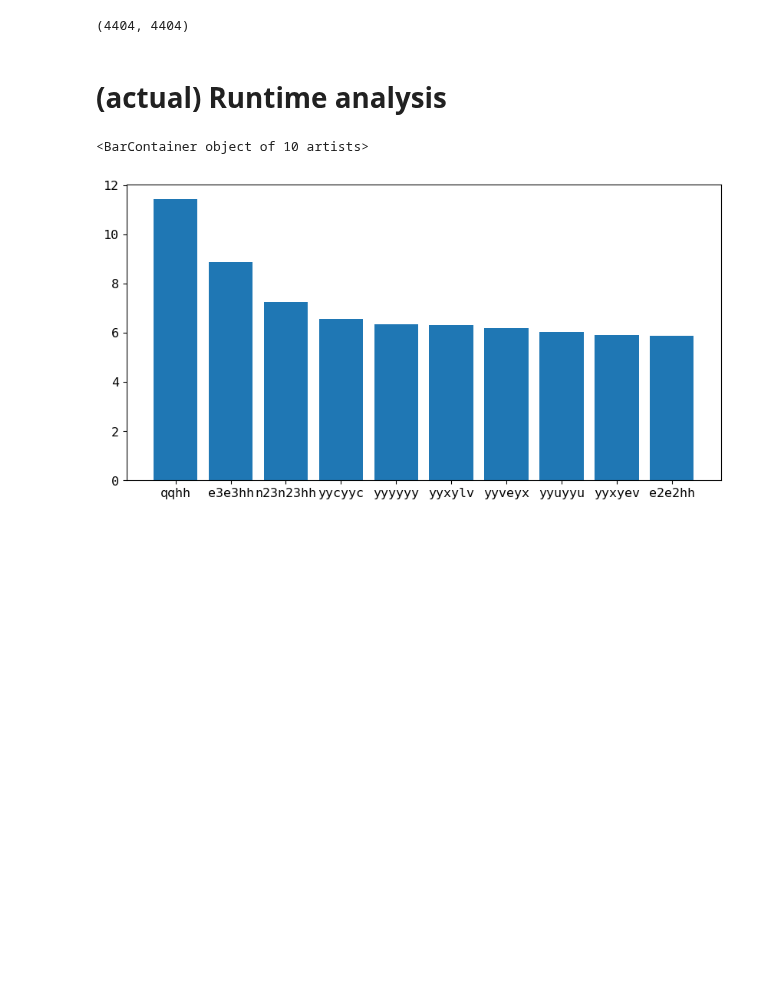
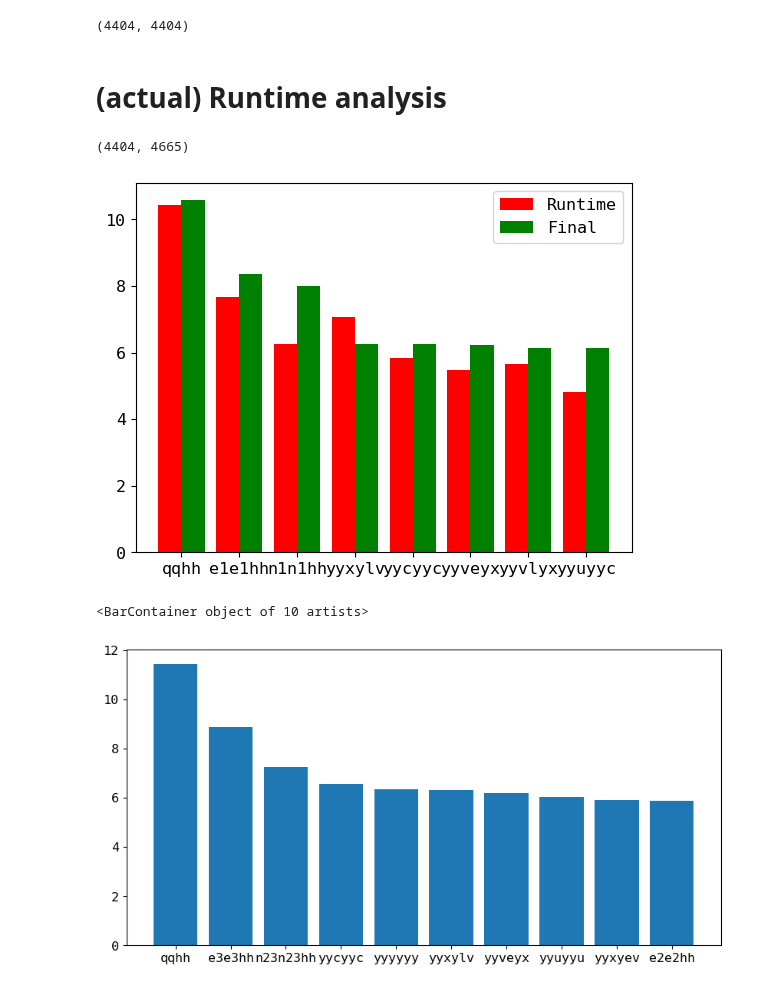
Before and after one commit to ILDAnaSoft/ZHH, a Jupyter notebook: notebooks/5c_chunk_splits.ipynb, the cells around one changed output. Drawn from its saved outputs; the diff is of its cells as text; code cells hidden in the pictures; blank space fills up the shorter version.

Commit message:
Quick fixes for increasing job memory+time usage

```diff
--- a/notebooks/5c_chunk_splits.ipynb
+++ b/notebooks/5c_chunk_splits.ipynb
@@ -71,6 +70,42 @@ chunks_f = get_chunks_factual(DATA_ROOT, existing_chunks, attach_time=True)
 np.save(f'{REPO_ROOT}/chunks_f.npy', chunks_f)
 # %% [markdown]
 # (actual) Runtime analysis
+# %%
+runtime_analysis_2 = get_runtime_analysis(chunks_factual=chunks_f)
+pn = get_process_normalization(processes, samples, RATIO_BY_EXPECT=1.)
+atpe_2 = get_adjusted_time_per_event(runtime_analysis_2)
+
+with open(f'/afs/desy.de/user/b/bliewert/public/MarlinWorkdirs/ZHH/workflows/analysis/custom_statistics.json', 'r') as file:
+    custom_statistics = json.load(file)
+
+better_chunks = get_sample_chunk_splits(samples, atpe_2, pn, custom_statistics=custom_statistics, MAXIMUM_TIME_PER_JOB=7200)
+# %%
+len(existing_chunks), len(better_chunks)
+# %% [output]
+(4404, 4665)
+# %%
+selected = np.argsort(-atpe_2['tPE'])[:8]
+selected_processes = atpe_2['process'][selected]
+
+tPE_runtime = np.zeros(len(selected))
+tPE_better = atpe_2['tPE'][selected]
+
+for i, p in enumerate(selected_processes):
+    tPE_runtime[i] = (atpe['tPE'][atpe['process'] == p])
+# %%
+fig, ax = plt.subplots()
+
+X_axis = np.arange(len(selected_processes))
+
+ax.bar(X_axis - 0.2, tPE_runtime, 0.4, color='r', align='center', label='Runtime')
+ax.bar(X_axis + 0.2, tPE_better, 0.4, color='g', align='center', label='Final')
+
+ax.set_xticks(X_axis, selected_processes)
+plt.legend()
+
+plt.show()
+# %% [output]
+[figure, added]
 # %%
 unq_processes = np.unique(chunks_f['process'])
 result = np.zeros(len(unq_processes), dtype=[('process', 'U10'), ('tPE', 'f4')])
```
Also changed, not shown: parts of 1 cell of this notebook, 3 other files.
